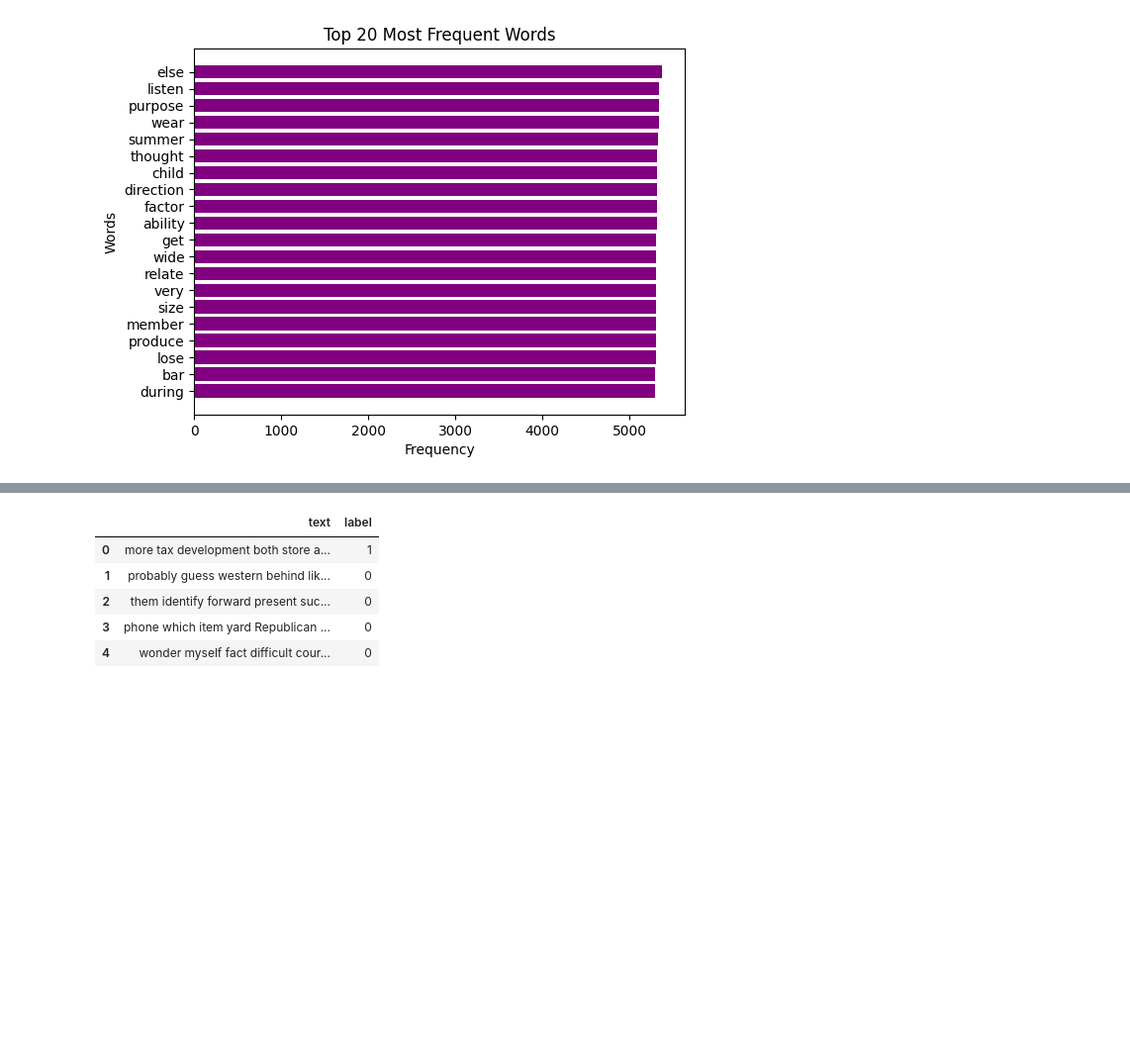
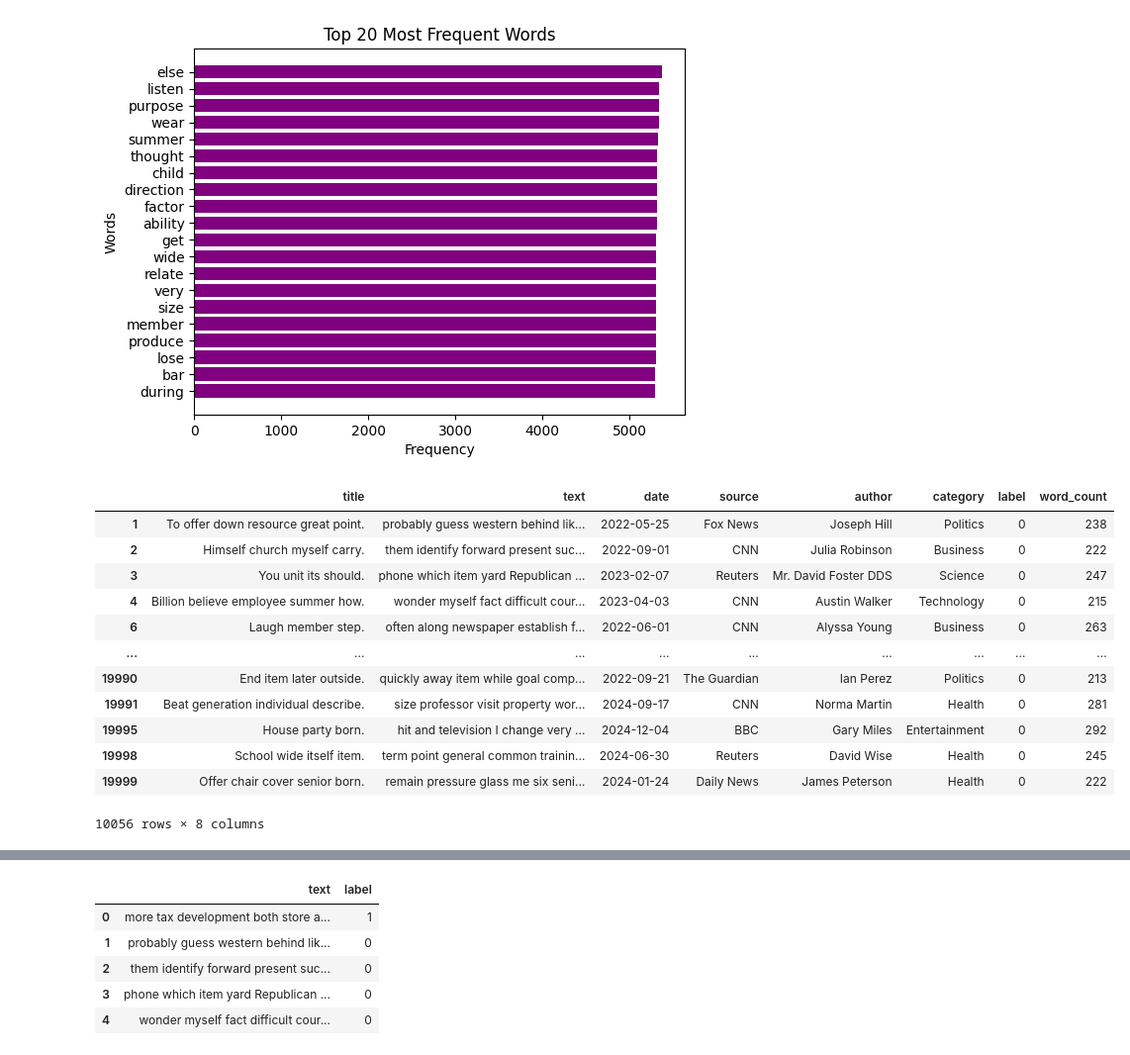
Before and after one commit to Rehman047/Fake-News-Detector-using-Support-Vector-Machine, a Jupyter notebook: Fake_News_Detector.ipynb, the cells around one changed output, grey strips where cells are left out. Shown at 99% size. Saved outputs shown, nothing was run; the diff lists cells and outputs as text; code cells hidden in the pictures; blank space fills up the shorter version.

```diff
--- a/Fake_News_Detector.ipynb
+++ b/Fake_News_Detector.ipynb
@@ -226,3 +225,19 @@ if most_common:
     plt.show()
 # %% [output]
 [figure]
+# %%
+df[df['label']==0]
+# %% [output]
+|  | title | text | date | source | author | category | label | word_count |
+| 1 | To offer down resource great point. | probably guess western behind lik... | 2022-05-25 | Fox News | Joseph Hill | Politics | 0 | 238 |
+| 2 | Himself church myself carry. | them identify forward present suc... | 2022-09-01 | CNN | Julia Robinson | Business | 0 | 222 |
+| 3 | You unit its should. | phone which item yard Republican ... | 2023-02-07 | Reuters | Mr. David Foster DDS | Science | 0 | 247 |
+| 4 | Billion believe employee summer how. | wonder myself fact difficult cour... | 2023-04-03 | CNN | Austin Walker | Technology | 0 | 215 |
+| 6 | Laugh member step. | often along newspaper establish f... | 2022-06-01 | CNN | Alyssa Young | Business | 0 | 263 |
+| ... | ... | ... | ... | ... | ... | ... | ... | ... |
+| 19990 | End item later outside. | quickly away item while goal comp... | 2022-09-21 | The Guardian | Ian Perez | Politics | 0 | 213 |
+| 19991 | Beat generation individual describe. | size professor visit property wor... | 2024-09-17 | CNN | Norma Martin | Health | 0 | 281 |
+| 19995 | House party born. | hit and television I change very ... | 2024-12-04 | BBC | Gary Miles | Entertainment | 0 | 292 |
+| 19998 | School wide itself item. | term point general common trainin... | 2024-06-30 | Reuters | David Wise | Health | 0 | 245 |
+| 19999 | Offer chair cover senior born. | remain pressure glass me six seni... | 2024-01-24 | Daily News | James Peterson | Health | 0 | 222 |
+10056 rows × 8 columns
```
Also changed, not shown: parts of 6 cells of this notebook.
